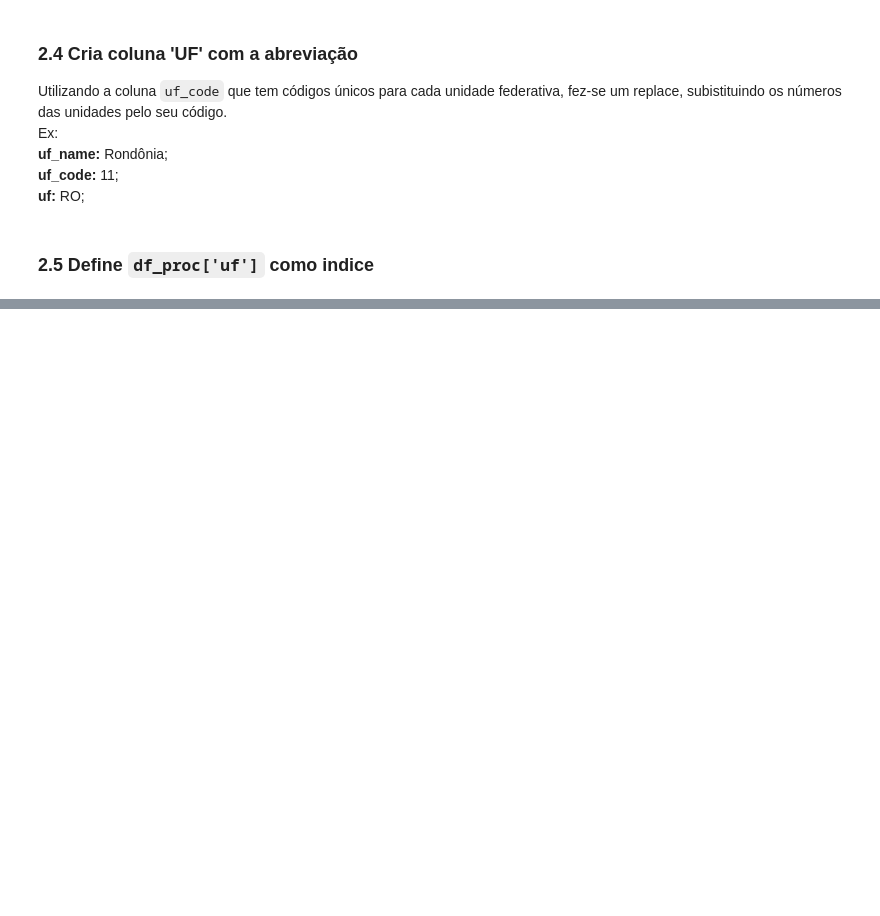
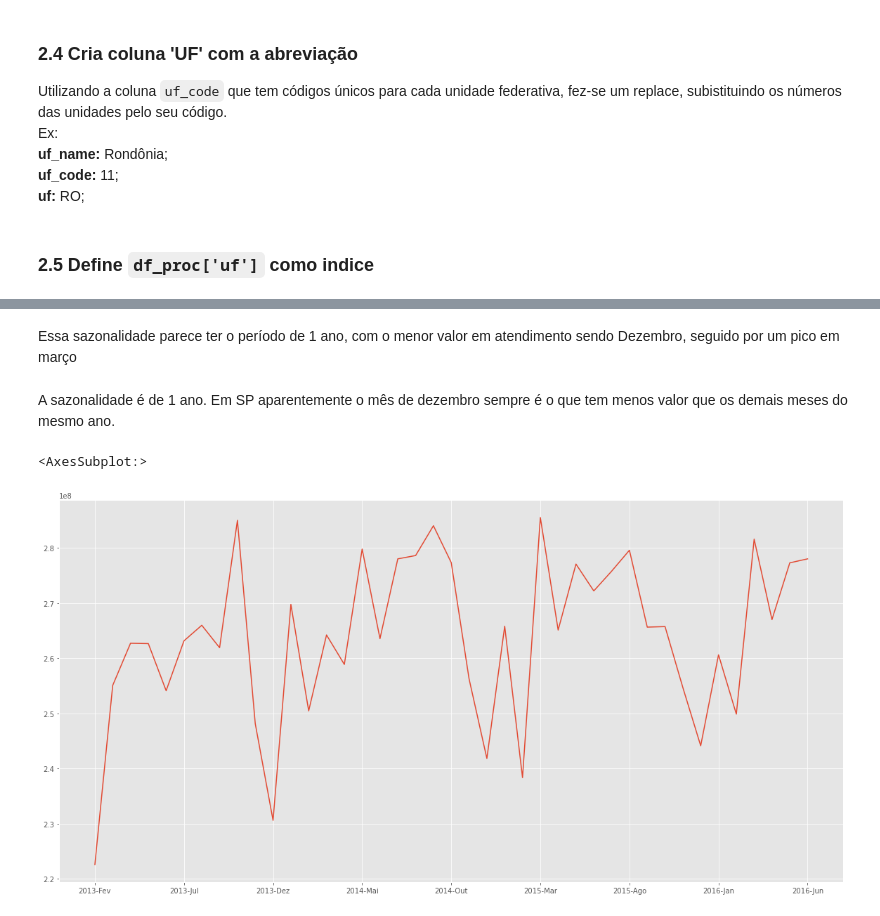
Before and after one commit to fdrigui/BootcampDataScience, a Jupyter notebook: module_one/Aula2.ipynb, the cells around one changed output, grey strips where cells are left out. Drawn from its saved outputs; the diff is of its cells as text; code cells hidden in the pictures; blank space fills up the shorter version.

```diff
--- a/module_one/Aula2.ipynb
+++ b/module_one/Aula2.ipynb
@@ -131,0 +222,9 @@ Função que padroniza e reaproveita o código para o plot dos resultados
+# %% [markdown]
+Essa sazonalidade parece ter o período de 1 ano, com o menor valor em atendimento sendo Dezembro, seguido por um pico em março
+# %% [markdown]
+A sazonalidade é de 1 ano. Em SP aparentemente o mês de dezembro sempre é o que tem menos valor que os demais meses do mesmo ano.
+# %%
+sudeste.loc['2013-Fev':'2016-Jun','SP'].plot(figsize=(20,10))
+# %% [output]
+<AxesSubplot:>
+[figure, added]
```
Also changed, not shown: parts of 38 cells of this notebook, 1 other file.
